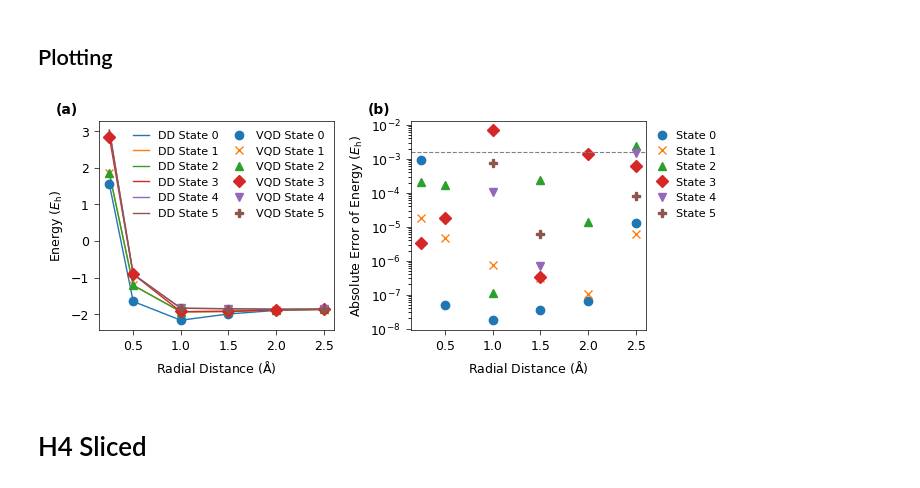
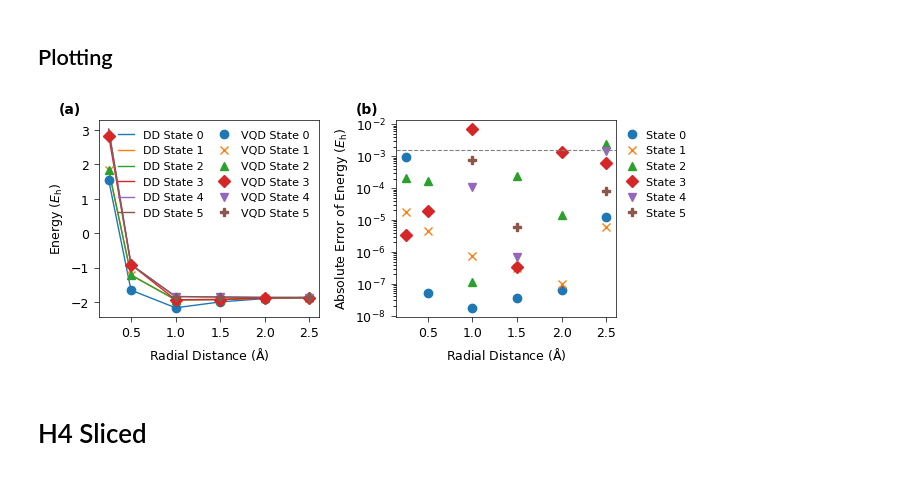
Before and after one commit to sdonglab/QumVQD, a Jupyter notebook: notebooks/Manuscript_Plotting.ipynb, the cells around one changed output. Saved outputs shown, nothing was run; the diff lists cells and outputs as text; code cells hidden in the pictures.

Commit message:
updated figure size and file type

```diff
--- a/notebooks/Manuscript_Plotting.ipynb
+++ b/notebooks/Manuscript_Plotting.ipynb
@@ -20,6 +20,7 @@ plt.rcParams.update({
 fontsize = 9
 markers = ['o', 'x', '^', 'D', 'v', 'P']
 markersize = 6
+FIGURESIZE = (6.7, 6.7 * 3/7)
 # %% [markdown]
 # H2 PES
 # %%
@@ -59,7 +60,7 @@ vqd_values = np.array([[-0.31226995,  1.25008715,  1.56864111,  3.18485271],
 distances_plotting = np.concatenate((np.linspace(0.25, 2.0, 8),
                                      np.linspace(2.25, 4.0, 7)))
 
-fig, (ax1, ax2) = plt.subplots(1, 2, figsize=(7, 3.0))
+fig, (ax1, ax2) = plt.subplots(1, 2, figsize=FIGURESIZE)
 
 # --- Panel (a): PES ---
 for i in range(4):
@@ -97,6 +98,6 @@ ax2.text(-0.18, 1.02, '(b)', transform=ax2.transAxes,
          fontsize=fontsize + 1, fontweight='bold', va='bottom', ha='left')
 
 fig.tight_layout()
-# fig.savefig('Plots/H2_PES_and_Error.png', dpi=900, bbox_inches='tight')
+fig.savefig('Plots/H2_PES_and_Error.tiff', dpi=900, bbox_inches='tight')
 plt.show()
 # %% [output]
@@ -673,7 +671,7 @@ colors = [f'C{i}' for i in range(max_level)]
 # %%
 
 
-fig, (ax1, ax2) = plt.subplots(1, 2, figsize=(7, 3.0))
+fig, (ax1, ax2) = plt.subplots(1, 2, figsize=FIGURESIZE)
 
 # --- Panel (a): PES ---
 for i in range(max_level):
@@ -688,35 +686,35 @@ for i in range(max_level):
 
 ax1.set_xlabel(r'Radial Distance ($\mathrm{\AA}$)', fontsize=fontsize)
 ax1.set_ylabel(r'Energy ($E_\mathrm{h}$)', fontsize=fontsize)
 ax1.tick_params(axis='both', labelsize=fontsize)
 ax1.legend(fontsize=fontsize - 1, ncol=2, frameon=False,
            handlelength=1.5, columnspacing=1.0)
 ax1.text(-0.18, 1.02, '(a)', transform=ax1.transAxes,
          fontsize=fontsize + 1, fontweight='bold', va='bottom', ha='left')
 
 # --- Panel (b): Error ---
 for i in range(max_level):
     xs = [distances[j] for j, en in enumerate(vqd_values) if i < len(en)]
     ys = [abs(en[i] - H_qumode_energies[j][i])
           for j, en in enumerate(vqd_values) if i < len(en)]
     ax2.plot(xs, ys, marker=markers[i], linestyle='',
              markersize=markersize, color=colors[i], label=f'State {i}')
 
 ax2.axhline(y=1.6e-3, color='grey', linestyle='--', linewidth=0.8)
 ax2.set_yscale('log')
 ax2.set_xlabel(r'Radial Distance ($\mathrm{\AA}$)', fontsize=fontsize)
 ax2.set_ylabel(r'Absolute Error of Energy ($E_\mathrm{h}$)', fontsize=fontsize)
 ax2.tick_params(axis='both', labelsize=fontsize)
 ax2.legend(fontsize=fontsize - 1, frameon=False, handlelength=1.0,
            loc='upper left', bbox_to_anchor=(1, 1),)
 ax2.text(-0.18, 1.02, '(b)', transform=ax2.transAxes,
          fontsize=fontsize + 1, fontweight='bold', va='bottom', ha='left')
 
 fig.tight_layout()
-fig.savefig('Plots/Fig_H4_PES_and_Error.png', dpi=600, bbox_inches='tight')
+fig.savefig('Plots/Fig_H4_PES_and_Error.tiff', dpi=600, bbox_inches='tight')
 plt.show()
 # %% [output]
-[figure, old version]
+[figure, new version]
 # %% [markdown]
 # H4 Sliced
 # %% [markdown]
```
Also changed, not shown: parts of 5 cells of this notebook.
